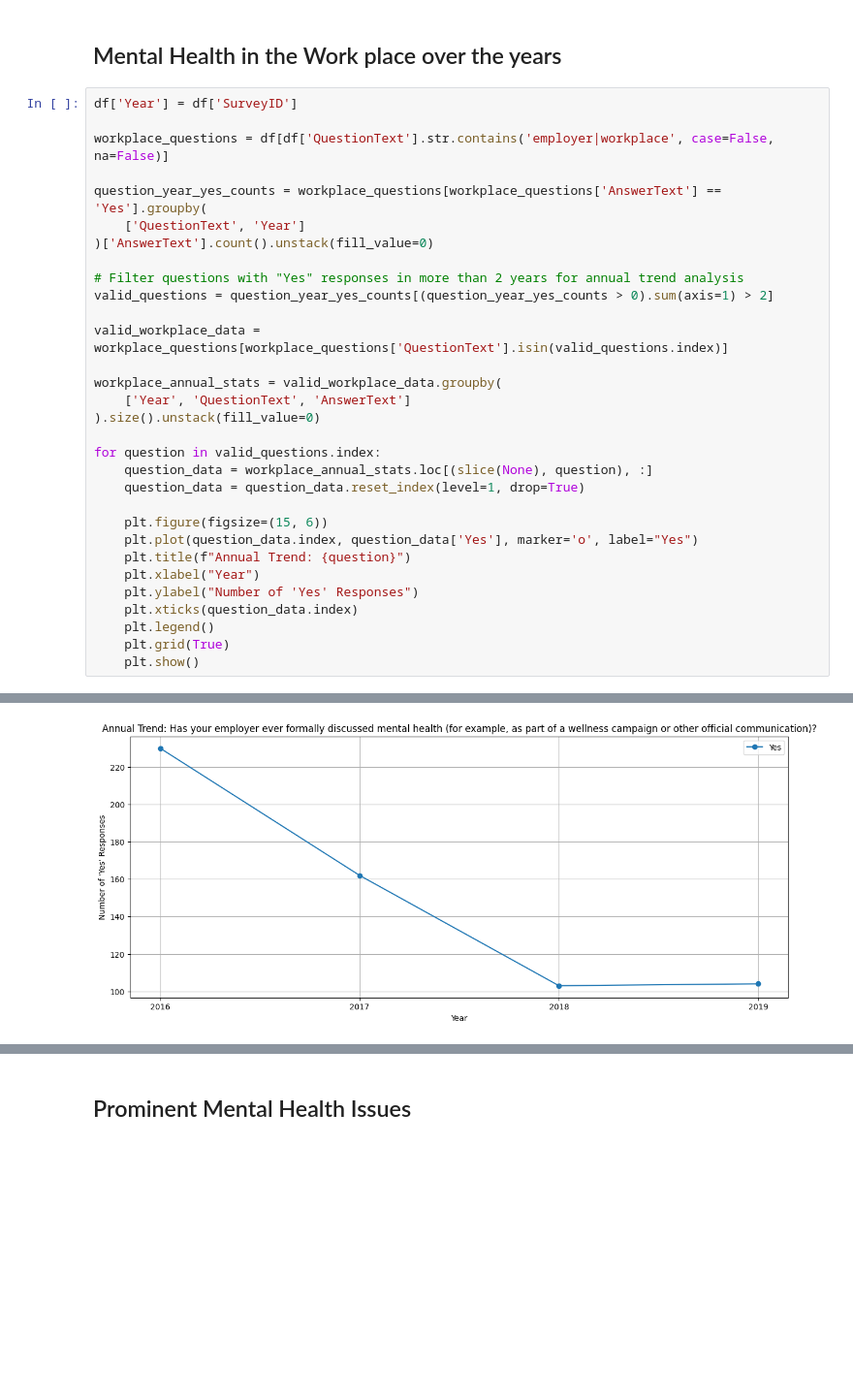
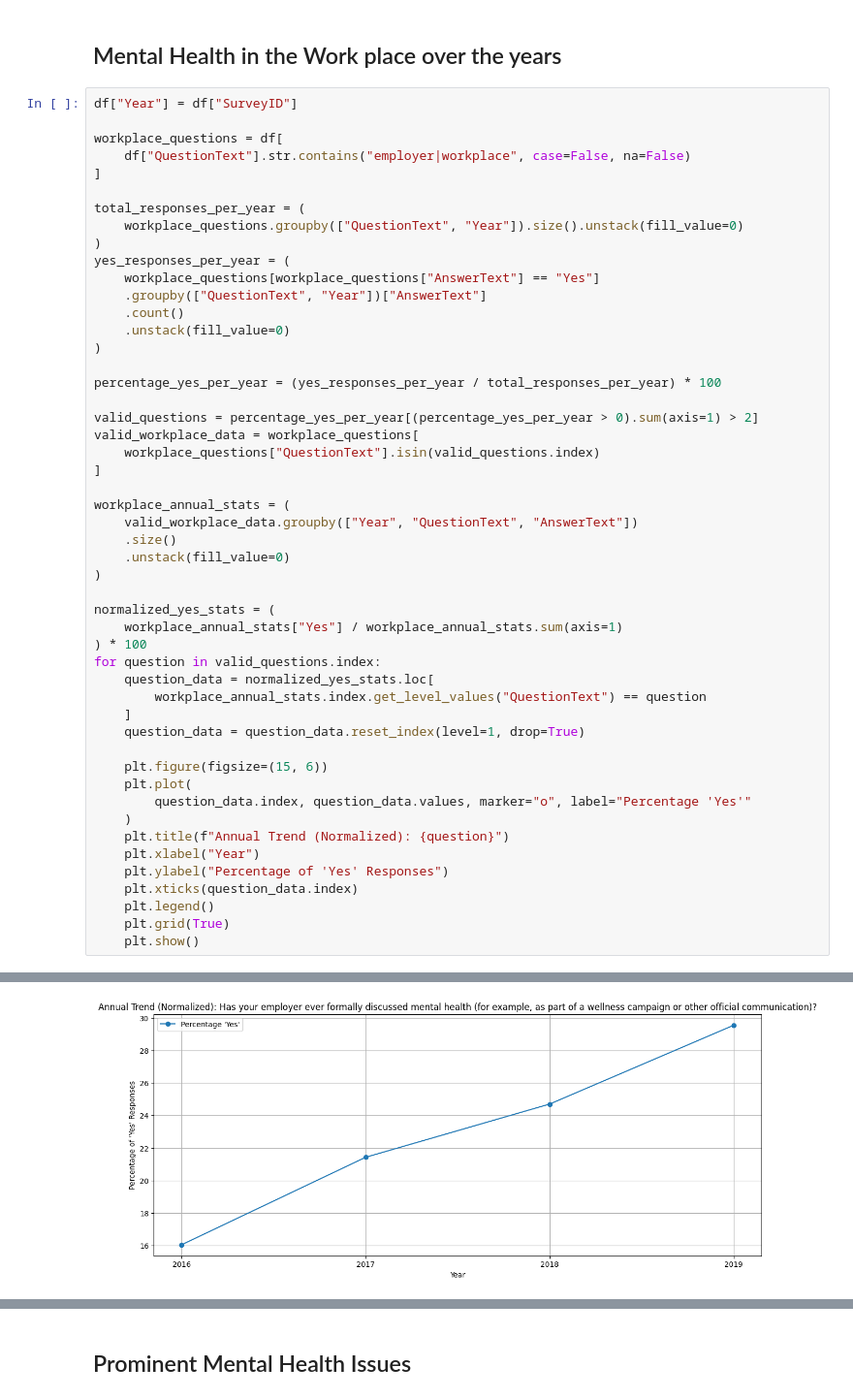
Before and after one commit to bondpapi/MENTAL-HEALTH-IN-TECH-INDUSTRY-EDA, a Jupyter notebook: mentalhealth.ipynb, the cells around one changed output, grey strips where cells are left out. Shown at 97% size. Cells and saved outputs as stored; diff of their text form; blank space fills up the shorter version.

```diff
--- a/mentalhealth.ipynb
+++ b/mentalhealth.ipynb
@@ -339,32 +427,51 @@ This is a good sign as through this the community around them can best evaluate
 # %% [markdown]
 ## Mental Health in the Work place over the years
 # %%
-df['Year'] = df['SurveyID']
+df["Year"] = df["SurveyID"]
 
-workplace_questions = df[df['QuestionText'].str.contains('employer|workplace', case=False, na=False)]
+workplace_questions = df[
+    df["QuestionText"].str.contains("employer|workplace", case=False, na=False)
+]
 
-question_year_yes_counts = workplace_questions[workplace_questions['AnswerText'] == 'Yes'].groupby(
-    ['QuestionText', 'Year']
-)['AnswerText'].count().unstack(fill_value=0)
+total_responses_per_year = (
+    workplace_questions.groupby(["QuestionText", "Year"]).size().unstack(fill_value=0)
+)
+yes_responses_per_year = (
+    workplace_questions[workplace_questions["AnswerText"] == "Yes"]
+    .groupby(["QuestionText", "Year"])["AnswerText"]
+    .count()
+    .unstack(fill_value=0)
+)
 
-# Filter questions with "Yes" responses in more than 2 years for annual trend analysis
-valid_questions = question_year_yes_counts[(question_year_yes_counts > 0).sum(axis=1) > 2]
+percentage_yes_per_year = (yes_responses_per_year / total_responses_per_year) * 100
 
-valid_workplace_data = workplace_questions[workplace_questions['QuestionText'].isin(valid_questions.index)]
+valid_questions = percentage_yes_per_year[(percentage_yes_per_year > 0).sum(axis=1) > 2]
+valid_workplace_data = workplace_questions[
+    workplace_questions["QuestionText"].isin(valid_questions.index)
+]
 
-workplace_annual_stats = valid_workplace_data.groupby(
-    ['Year', 'QuestionText', 'AnswerText']
-).size().unstack(fill_value=0)
+workplace_annual_stats = (
+    valid_workplace_data.groupby(["Year", "QuestionText", "AnswerText"])
+    .size()
+    .unstack(fill_value=0)
+)
 
+normalized_yes_stats = (
+    workplace_annual_stats["Yes"] / workplace_annual_stats.sum(axis=1)
+) * 100
 for question in valid_questions.index:
-    question_data = workplace_annual_stats.loc[(slice(None), question), :]
+    question_data = normalized_yes_stats.loc[
+        workplace_annual_stats.index.get_level_values("QuestionText") == question
+    ]
     question_data = question_data.reset_index(level=1, drop=True)
 
     plt.figure(figsize=(15, 6))
-    plt.plot(question_data.index, question_data['Yes'], marker='o', label="Yes")
-    plt.title(f"Annual Trend: {question}")
+    plt.plot(
+        question_data.index, question_data.values, marker="o", label="Percentage 'Yes'"
+    )
+    plt.title(f"Annual Trend (Normalized): {question}")
     plt.xlabel("Year")
-    plt.ylabel("Number of 'Yes' Responses")
+    plt.ylabel("Percentage of 'Yes' Responses")
     plt.xticks(question_data.index)
     plt.legend()
     plt.grid(True)
@@ -376 +483 @@ for question in valid_questions.index:
-[figure, old version]
+[figure, new version]
```
Also changed, not shown: parts of 26 cells of this notebook.
